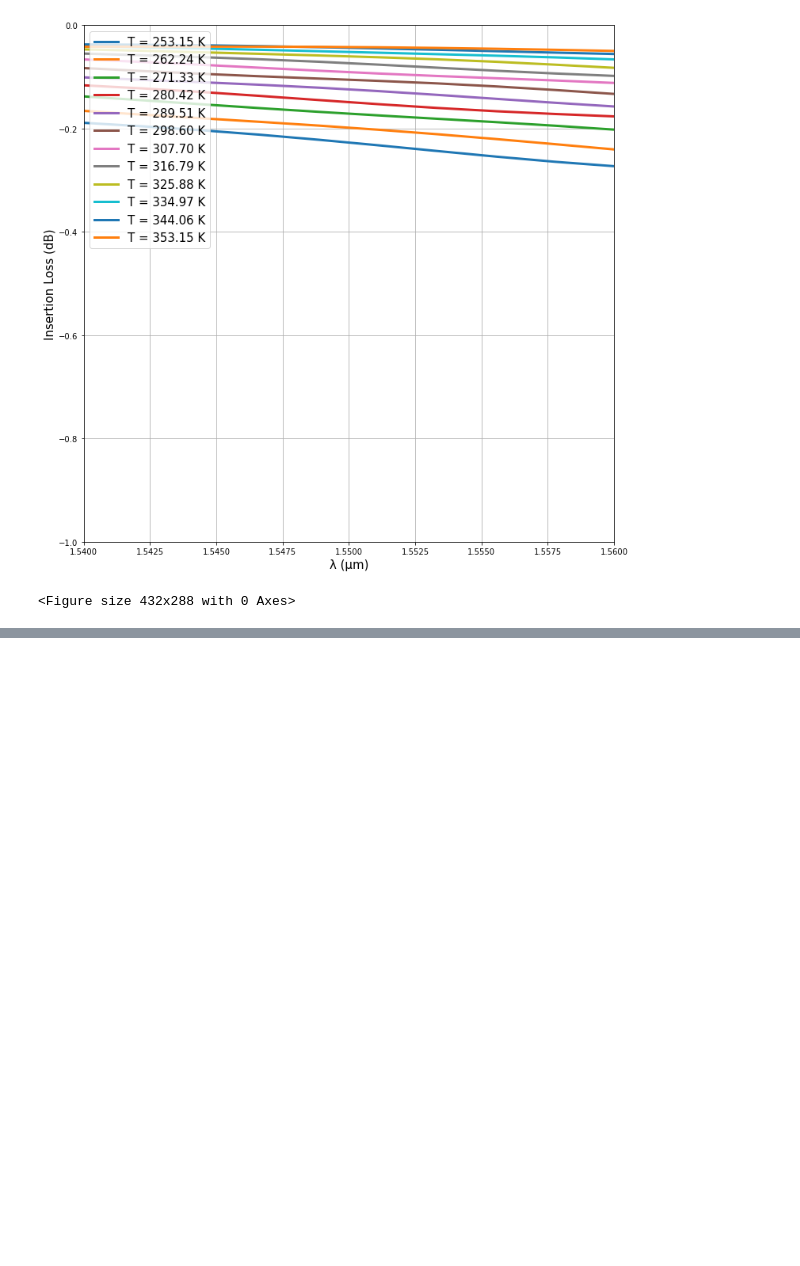
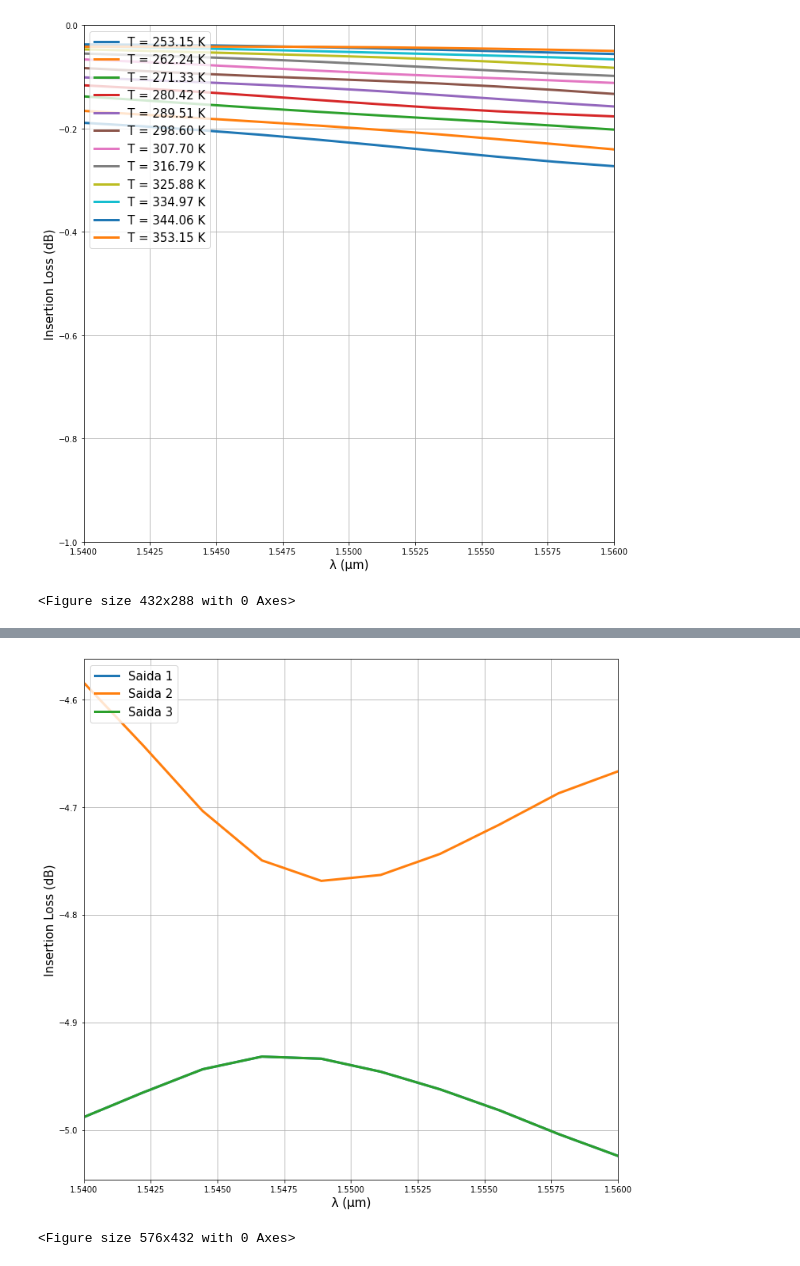
Before and after one commit to ringokin/MMI-photonics, a Jupyter notebook: backupzinho.ipynb, the cells around one changed output, grey strips where cells are left out. Saved outputs shown, nothing was run; the diff lists cells and outputs as text; code cells hidden in the pictures; blank space fills up the shorter version.

```diff
--- a/backupzinho.ipynb
+++ b/backupzinho.ipynb
@@ -1697,0 +1883,44 @@ Completed = 12/12
+# %%
+DeletarObj("monitor", lum)
+lum.addemeprofile()
+lum.set({
+    "x min": inicioMMI-(compTP+bufferWG), "x max": fimTPS+bufferWG,
+    "y": ycentro, "y span": largMMI*1.25,
+    "z": (zmin+zmax)/2
+})
+# %%
+
+lum.run()
+lum.emepropagate()
+
+lum.setemeanalysis('wavelength sweep', 1)
+lum.setemeanalysis('start wavelength', 1.54e-6)
+lum.setemeanalysis('stop wavelength', 1.56e-6)
+lum.setemeanalysis('number of wavelength points', 10)
+
+lum.emesweep('wavelength sweep')
+
+wave = lum.getemesweep('S_wavelength_sweep')
+
+s21 = 10*np.log10(abs(wave['s21'])**2)
+s31 = 10*np.log10(abs(wave['s31'])**2)
+s41 = 10*np.log10(abs(wave['s41'])**2)
+lmbd = wave['wavelength']*1e6
+loss = 10*np.log10(s21 + s31 + s41)
+
+
+plt.figure(figsize = (12,12))
+plt.plot(lmbd, s21, label = 'Saida 1', linewidth = 3)
+plt.plot(lmbd, s31, label = 'Saida 2', linewidth = 3)
+plt.plot(lmbd, s41, label = 'Saida 3', linewidth = 3)
+plt.xlim(1.54, 1.56)
+# plt.ylim(-1, 0)
+plt.xlabel('λ (μm)', fontsize = 15)
+plt.ylabel('Insertion Loss (dB)', fontsize = 15)
+plt.grid(True)
+plt.legend(loc ='upper left', fontsize = 15)
+plt.show()
+plt.savefig('Imagens/Loss x lambda final')
+# %% [output]
+[figure, added]
+<Figure size 576x432 with 0 Axes>
```
Also changed, not shown: parts of 9 cells of this notebook, 7 other files.
